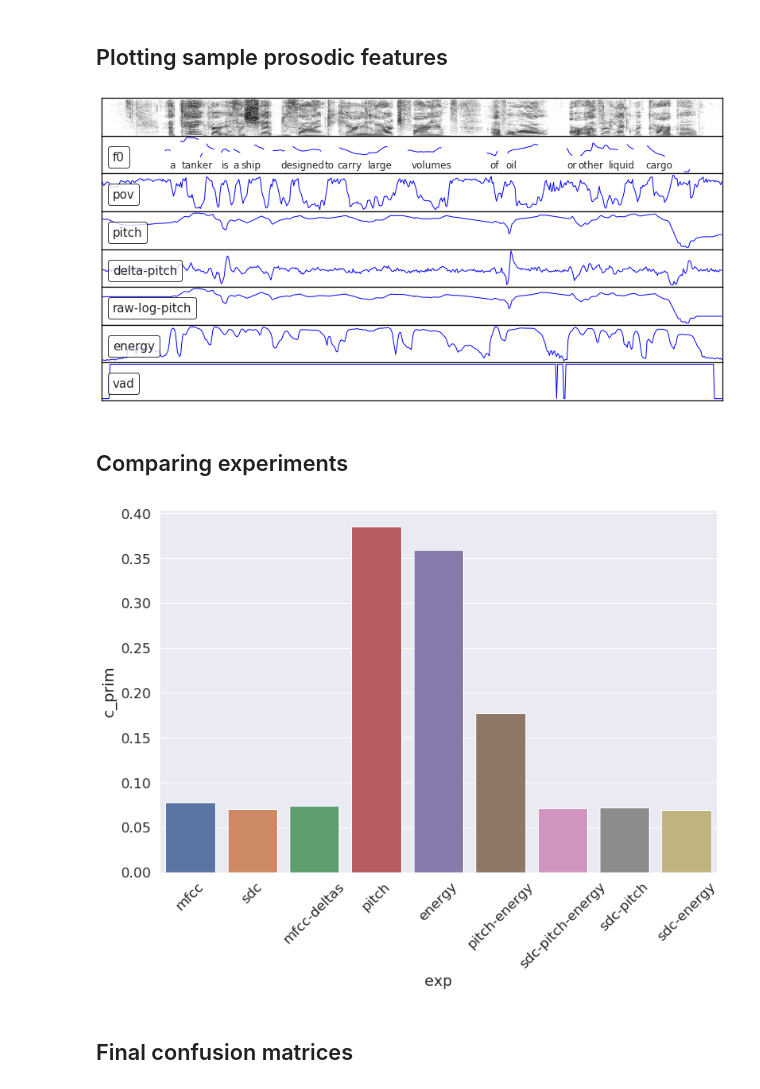
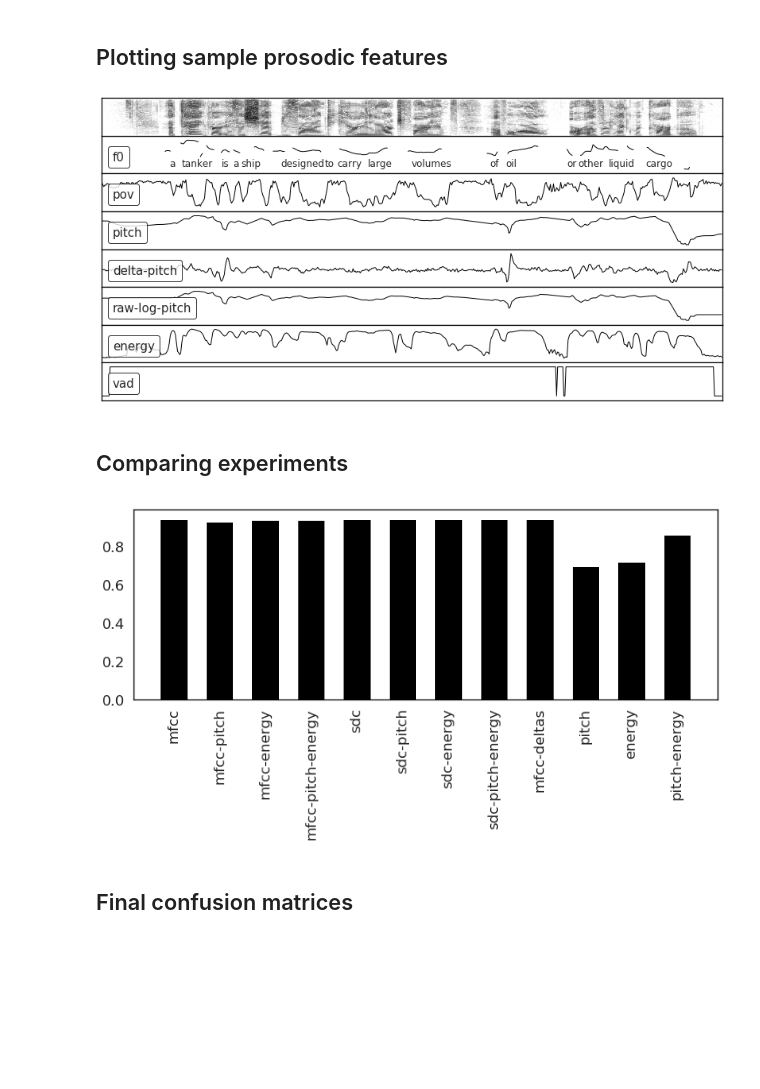
Before and after one commit to samsucik/prosodic-lid-globalphone-dissertation, a Jupyter notebook: graphing/Graphing.ipynb, the cells around one changed output. Cells and saved outputs as stored; diff of their text form; code cells hidden in the pictures; blank space fills up the shorter version.

Commit message:
Improved prosody sample plotting and the experiment comparing barplot.

```diff
--- a/graphing/Graphing.ipynb
+++ b/graphing/Graphing.ipynb
@@ -26,6 +26,17 @@ languages = ["AR", "BG", "CH", "CR", "CZ", "FR", "GE", "JA", "KO", "PL",
               "PO", "RU", "SP", "SW", "TA", "TH", "TU", "WU", "VN"]
 exps = ["mfcc", "mfcc-deltas", "sdc", "pitch", "energy", "pitch-energy",
         "sdc-pitch-energy", "sdc-pitch", "sdc-energy"]
+# %%
+def style_axis(ax):
+    # Black border
+    for _, spine in ax.spines.items():
+        spine.set_visible(True)
+        spine.set_color('black')
+
+    # White background
+    ax.set_facecolor('#FFFFFF')
+
+    return ax
 # %% [markdown]
 ### Line graphs
 # %%
@@ -200,7 +209,9 @@ snd = parselmouth.Sound("LDC93S6A.wav")
 columns = list(df.columns)
 n_rows = len(columns) + 2
 n_frames = df.shape[0]
+colour = "black"
 w = 14
+v_margin = 0.15
 fig, axs = plt.subplots(nrows=n_rows, ncols=1, sharex=True, sharey=False, figsize=(w, 7))
 plt.subplots_adjust(hspace=0.0)
 
@@ -224,12 +235,17 @@ data_line =[{
             "values": pitch_values,
             "xs": range(len(pitch_values)),
             "label": "f0",
-            "colour": "blue",
+            "colour": colour,
             "symbol": "."
         }]
 ax = axs[1]
+maximum = pitch_values[np.isnan(pitch_values) == False].max()
+minimum = pitch_values[np.isnan(pitch_values) == False].min()
+val_range = maximum - minimum
+ymax = maximum + v_margin*val_range
+ymin = minimum - v_margin*val_range
 plot_linear(data_line, use_legend=True, legend_loc=3, fig=fig, drawLegendLines=False,
-            ax=ax, linewidth=1.0, markersize=0, tight_layout=False)
+            ax=ax, linewidth=1.0, markersize=0, tight_layout=False, ymin=ymin, ymax=ymax)
 
 # Prosodic features + VAD
 for i, col in enumerate(columns):
@@ -237,12 +253,18 @@ for i, col in enumerate(columns):
             "values": df[col],
             "xs": df.index,
             "label": col,
-            "colour": "blue",
+            "colour": colour,
             "symbol": "."
         }]
+    maximum = df[col].max()
+    minimum = df[col].min()
+    val_range = maximum - minimum
+    ymax = maximum + v_margin*val_range
+    ymin = minimum - v_margin*val_range
+
     ax = axs[i+2]
     fig = plot_linear(data_line, use_legend=True, legend_loc=3, fig=fig, drawLegendLines=False,
-                      ax=ax, linewidth=1.0, markersize=0, tight_layout=False)
+                      ax=ax, linewidth=1.0, markersize=0, tight_layout=False, ymin=ymin, ymax=ymax)
 
 # Disable axis ticks
 for ax in axs:
@@ -260,18 +282,20 @@ for word, x in zip(words, word_points):
 plt.show()
 save_fig(fig, name="prosody_sample")
 # %% [output]
-[figure, old version]
+[figure, new version]
 # %% [markdown]
 ## Comparing experiments
 # %%
-df = pd.read_csv("data/summary.csv")
-plt.figure(figsize=(12,8))
-plot = sns.barplot(x="exp", y="c_prim", data=df)
-for item in plot.get_xticklabels():
-    item.set_rotation(45)
+df = pd.read_csv("data/summary.csv", index_col=0)
+plt.figure(figsize=(12,4))
+ax = plt.gca()
+ax.bar(x=df.index, height=df["acc"], data=df, width=0.6, color="black")
+ax = style_axis(ax)
+for item in ax.get_xticklabels():
+    item.set_rotation(90)
 plt.show()
 # %% [output]
-[figure, old version]
+[figure, new version]
 # %% [markdown]
 ## Final confusion matrices
 # %%
```
Also changed, not shown: parts of 2 cells of this notebook, 1 other file.
